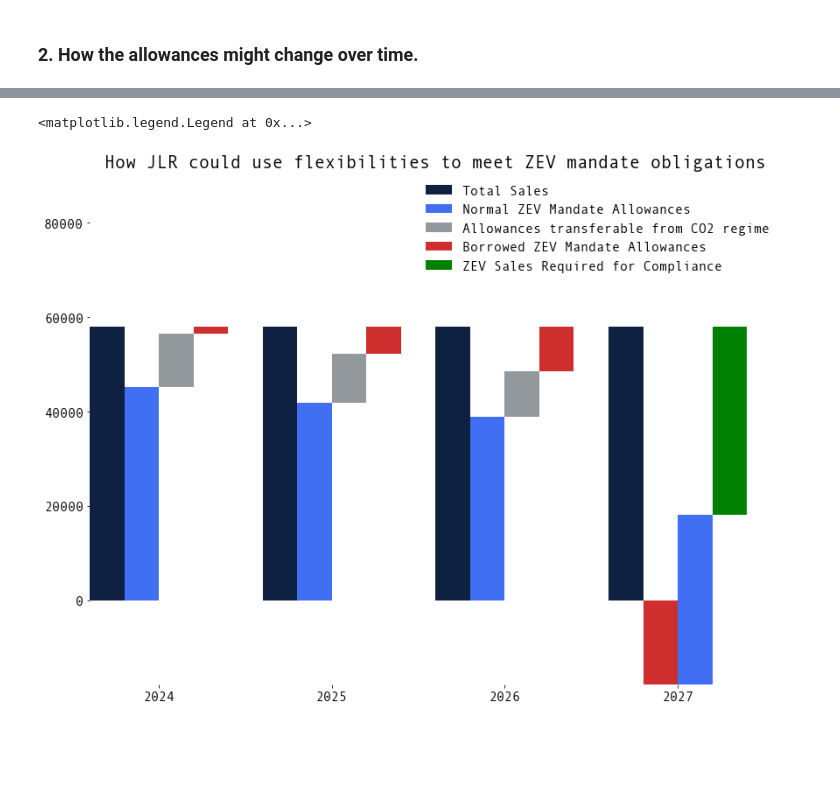
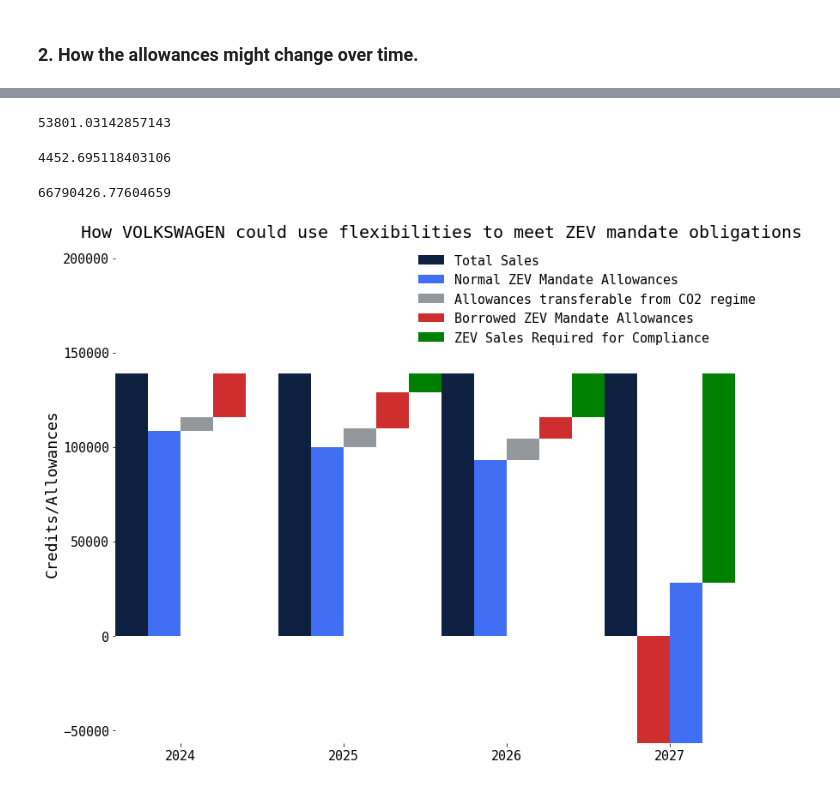
Before and after one commit to New-AutoMotive/zev_mandate, a Jupyter notebook: 02.01) Consultation 2 - Questions.ipynb, the cells around one changed output, grey strips where cells are left out. Cells and saved outputs as stored; diff of their text form; code cells hidden in the pictures; blank space fills up the shorter version.

```diff
--- a/02.01) Consultation 2 - Questions.ipynb
+++ b/02.01) Consultation 2 - Questions.ipynb
@@ -185,5 +188,5 @@ total_car_sales
 # %%
-manufacturer_names = 'JLR'
+manufacturer_names = 'Volkswagen'
 # %%
 fig, ax = plt.subplots()
 
@@ -226,7 +229,7 @@ plt.savefig('plots/flexibilities_{}.png'.format(manufacturer_names), transparent
 ### 2. How the allowances might change over time.
 # %%
 # Edit the manufacturer name here for plot names later so you don't forget. Also change in SQL query below.
-man_name = 'JLR'
+man_name = 'VOLKSWAGEN'
 # %%
 %%bigquery em_tot --project rugged-baton-283921
 SELECT monthOfFirstRegistration, co2Emissions
@@ -346,12 +350,14 @@ ndf_pred['mandate'] = [.22, .28, .33]
 ndf_pred['zevm_allowance'] = ndf_pred.apply(lambda row: (1-row.mandate)*row.totalCars, axis=1)
 
 # The following calculation implements the cap on CO2 -> ZEVM transfers outlined in paragraph 3.58
-ndf_pred['co2_zevm_credits_available'] = ndf_pred.apply(lambda row: (row.compliance / 167) if (row.compliance/167) < (row.zevm_allowance*.25) else (row.zevm_allowance)*.25, axis=1)
+ndf_pred['co2_zevm_cap_rate'] = [.055, .07, .0825]
+ndf_pred['co2_zevm_cap_abs'] = ndf_pred.apply(lambda row: row.totalCars * row.co2_zevm_cap_rate, axis=1)
+ndf_pred['co2_zevm_credits_available'] = ndf_pred.apply(lambda row: (row.compliance / 167) if (row.compliance/167) < row.co2_zevm_cap_abs else row.co2_zevm_cap_abs, axis=1)
 
 ndf_pred['mandate_plus_co2_flex'] = ndf_pred.apply(lambda row: 1-(row.co2_zevm_credits_available + row.zevm_allowance)/row.totalCars, axis=1)
 ndf_pred['mandate_plus_co2_flex_total'] = ndf_pred.apply(lambda row: row.co2_zevm_credits_available + row.zevm_allowance, axis=1)
 ndf_pred['borrowing_cap'] = [.75, .5, .25]
-ndf_pred['borrowable_allowances'] = ndf_pred.apply(lambda row: row.borrowing_cap * row.zevm_allowance, axis=1)
+ndf_pred['borrowable_allowances'] = ndf_pred.apply(lambda row: row.borrowing_cap * (row.totalCars - row.zevm_allowance), axis=1)
 ndf_pred['shortfall_after_allowance_co2'] = ndf_pred.apply(lambda row: row.totalCars - (row.zevm_allowance + row.co2_zevm_credits_available), axis=1)
 ndf_pred['borrowed_allowances'] = ndf_pred.apply(lambda row: row.shortfall_after_allowance_co2 if row.shortfall_after_allowance_co2 < row.borrowable_allowances else row.borrowable_allowances, axis=1)
 
@@ -420,32 +428,47 @@ pd.concat([ndf_pred, fut_df])
+# %%
+pd.concat([ndf_pred, fut_df]).borrowed_allowances.sum()
+# %% [output]
+53801.03142857143
+# %%
+pd.concat([ndf_pred, fut_df]).deficit.max() - pd.concat([ndf_pred, fut_df]).borrowed_allowances.sum()
+# %% [output]
+4452.695118403106
+# %%
+4452.695118403106 * 15000
+# %% [output]
+66790426.77604659
 # %%
 fig, ax = plt.subplots()
 # # fig.tight_layout()
 # ax[0].plot(ndf_pred.averageCo2, label='Predicted Average CO2 of Registered Cars')
 # ax[0].plot(ndf_pred.co2TargetFlat, label='Flat CO2 Target')
 # # ax[0].plot(ndf_pred.)
 
 # TODO - calculate the amount that actually would be borrowed, and then create a running deficit w interest
 
 ax.set_xlim(0, 20)
+ax.set_ylim(ndf_pred.deficit.max()*-1, ndf_pred.totalCars.max()*1.5)
 ax.grid(False)
 ax.bar([.5, 5.5, 10.5, 15.5], ndf_pred.totalCars.values.tolist()[-1], width=1, label='Total Sales', color='#0F2141')
 ax.bar([1.5, 6.5, 11.5], ndf_pred.zevm_allowance.values.tolist(), width=1, label='Normal ZEV Mandate Allowances', color='#406FF4')
 ax.bar([2.5, 7.5, 12.5], ndf_pred.co2_zevm_credits_available.values.tolist(), bottom=ndf_pred.zevm_allowance.values.tolist(), width=1, label='Allowances transferable from CO2 regime', color='#93989C')
 ax.bar([3.5, 8.5, 13.5], ndf_pred.borrowed_allowances.values.tolist(), bottom=ndf_pred.mandate_plus_co2_flex_total.values.tolist(), width=1, label='Borrowed ZEV Mandate Allowances', color='#CE2E2E')
 ax.bar([4.5, 9.5, 14.5], ndf_pred.required_zev_sales.values.tolist(), bottom=ndf_pred.bo_co2_allowance_total.values.tolist(), width=1, label='ZEV Sales Required for Compliance', color='green')
 
 # ax.bar([.5, 5.5, 15.5], ndf_pred.totalCars.values.tolist()[-1], width=1, label='Total Sales')
 ax.bar(x=16.5, height=fut_df.deficit.tolist()[-1]*-1, width=1, color='#CE2E2E')
 ax.bar(x=17.5, height=fut_df.zevm_allowance.tolist(), bottom=fut_df.deficit.tolist()[-1]*-1, width=1, color='#406FF4')
 ax.bar(x=18.5, height=fut_df.required_zev_sales.tolist(), bottom=(fut_df.zevm_allowance.tolist()[0] + fut_df.deficit.tolist()[-1]*-1), width=1, color='green')
 
 ax.set_xticks([2, 7, 12, 17])
 ax.set_xticklabels(['2024', '2025', '2026', '2027'])
 ax.set_title('How {} could use flexibilities to meet ZEV mandate obligations'.format(man_name))
 
 ax.legend(loc='upper right')
+ax.set_ylabel('Credits/Allowances')
 # fig.tight_layout()
 # ax[1].bar([])
+
+plt.savefig('plots/flexibilities_adv_{}.png'.format(manufacturer_names), transparent=False, bbox_inches='tight', dpi=300)
 # %% [output]
-<matplotlib.legend.Legend at 0x...>
-[figure, old version]
+[figure, new version]
```
Also changed, not shown: parts of 27 cells of this notebook, 4 other files.
